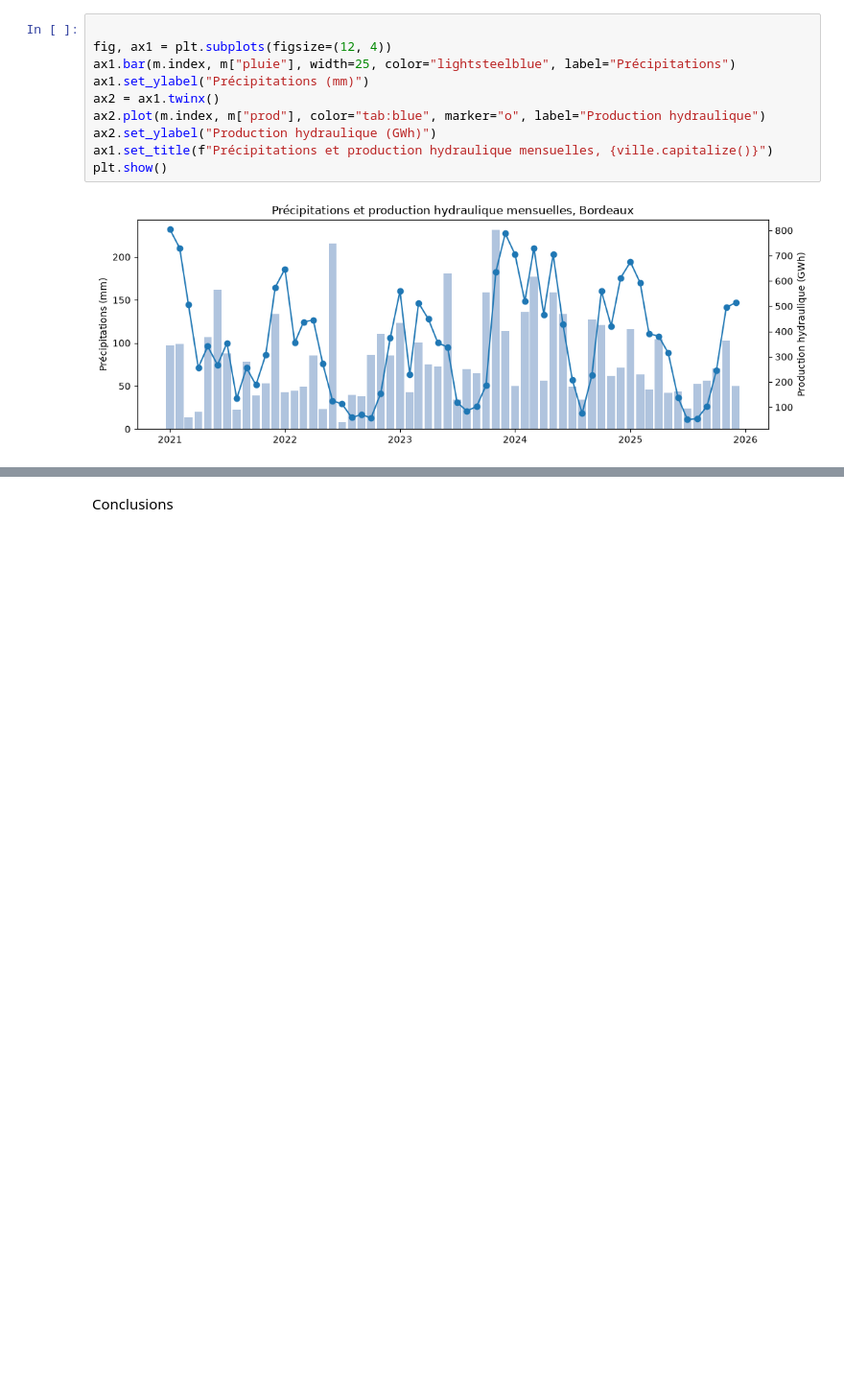
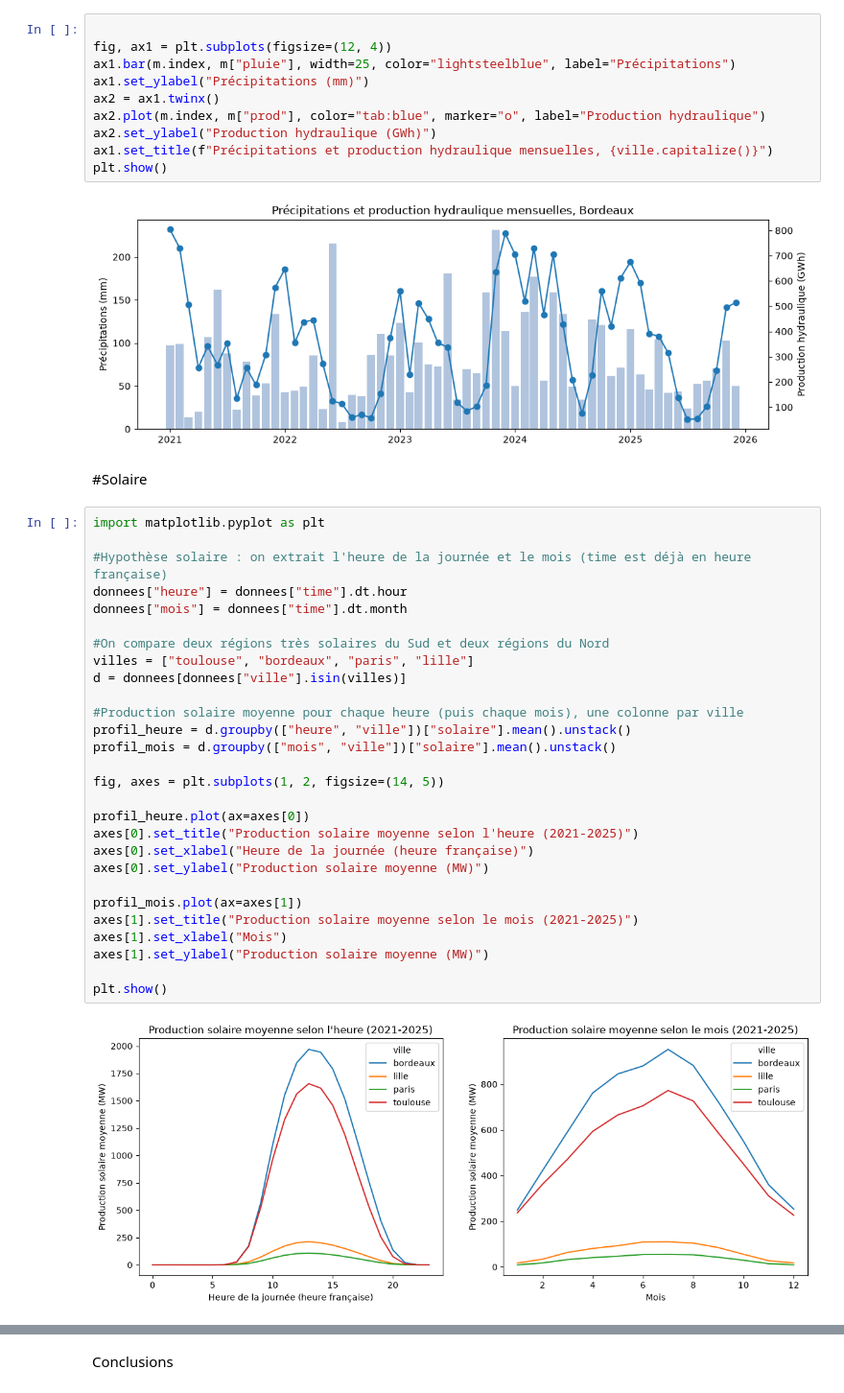
Before and after one commit to Cherif-git-code/Projet-Python-2026-2027, a Jupyter notebook: Rendu_final.ipynb, the cells around one changed output, grey strips where cells are left out. Shown at 96% size. Drawn from its saved outputs; the diff is of its cells as text; blank space fills up the shorter version.

```diff
--- a/Rendu_final.ipynb
+++ b/Rendu_final.ipynb
@@ -308,3 +378,35 @@ ax1.set_title(f"Précipitations et production hydraulique mensuelles, {ville.cap
 plt.show()
 # %% [output]
 [figure]
+# %% [markdown]
+#Solaire
+# %%
+import matplotlib.pyplot as plt
+
+#Hypothèse solaire : on extrait l'heure de la journée et le mois (time est déjà en heure française)
+donnees["heure"] = donnees["time"].dt.hour
+donnees["mois"] = donnees["time"].dt.month
+
+#On compare deux régions très solaires du Sud et deux régions du Nord
+villes = ["toulouse", "bordeaux", "paris", "lille"]
+d = donnees[donnees["ville"].isin(villes)]
+
+#Production solaire moyenne pour chaque heure (puis chaque mois), une colonne par ville
+profil_heure = d.groupby(["heure", "ville"])["solaire"].mean().unstack()
+profil_mois = d.groupby(["mois", "ville"])["solaire"].mean().unstack()
+
+fig, axes = plt.subplots(1, 2, figsize=(14, 5))
+
+profil_heure.plot(ax=axes[0])
+axes[0].set_title("Production solaire moyenne selon l'heure (2021-2025)")
+axes[0].set_xlabel("Heure de la journée (heure française)")
+axes[0].set_ylabel("Production solaire moyenne (MW)")
+
+profil_mois.plot(ax=axes[1])
+axes[1].set_title("Production solaire moyenne selon le mois (2021-2025)")
+axes[1].set_xlabel("Mois")
+axes[1].set_ylabel("Production solaire moyenne (MW)")
+
+plt.show()
+# %% [output]
+[figure, added]
```
Also changed, not shown: parts of 6 cells of this notebook.
